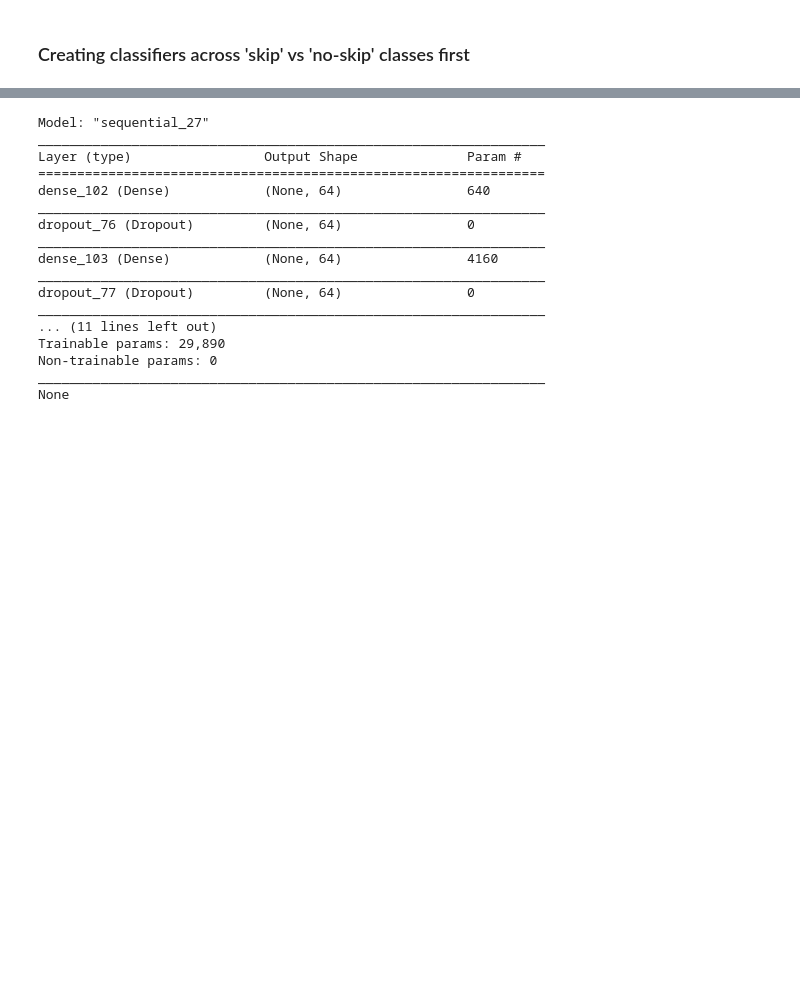
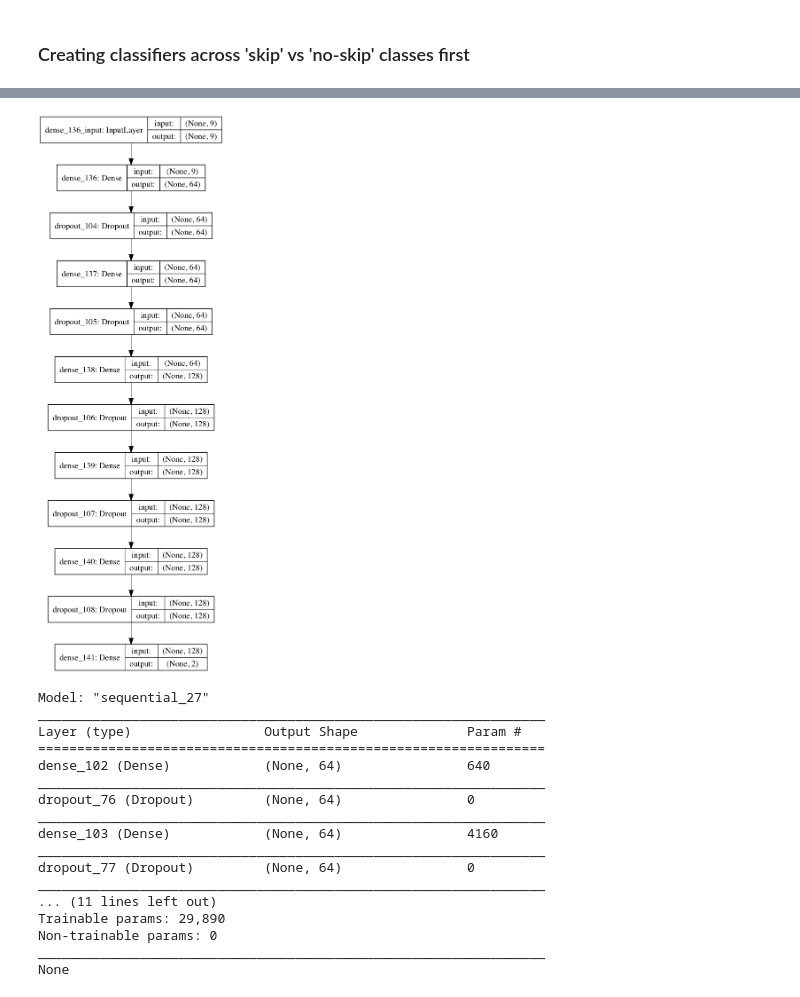
Before and after one commit to ishagupta36/Marketing-Models-Spotify, a Jupyter notebook: Simple Model.ipynb, the cells around one changed output, grey strips where cells are left out. Saved outputs shown, nothing was run; the diff lists cells and outputs as text; code cells hidden in the pictures; blank space fills up the shorter version.

```diff
--- a/Simple Model.ipynb
+++ b/Simple Model.ipynb
@@ -628,4 +715,9 @@ print(history.history['val_acc'][-1])
 0.7114666700363159
+# %%
+from keras.utils import plot_model
+plot_model(model, to_file='model.png', show_shapes=True)
+# %% [output]
+[figure, added]
 # %%
 def build_model(dropout=0.3,nodes=64):
     model=models.Sequential()
```
Also changed, not shown: parts of 54 cells of this notebook.
